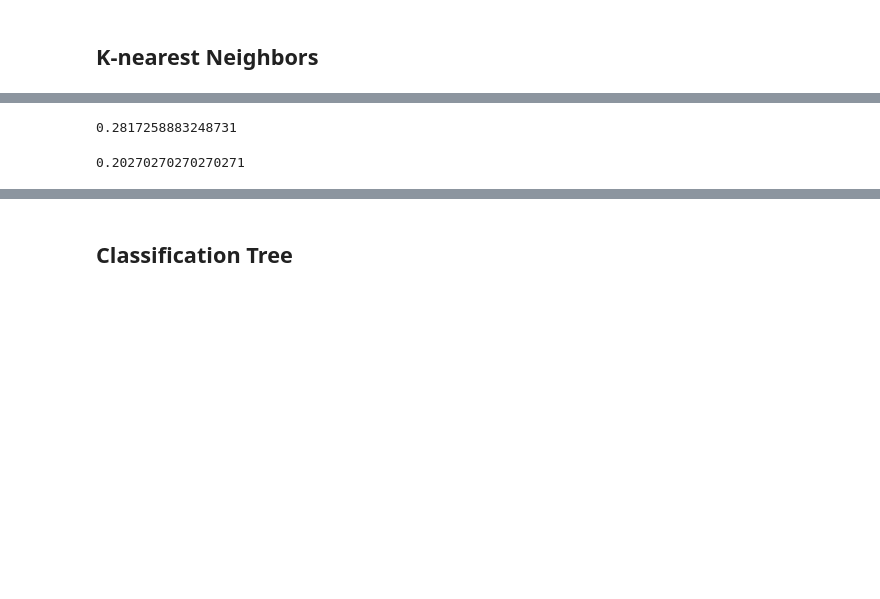
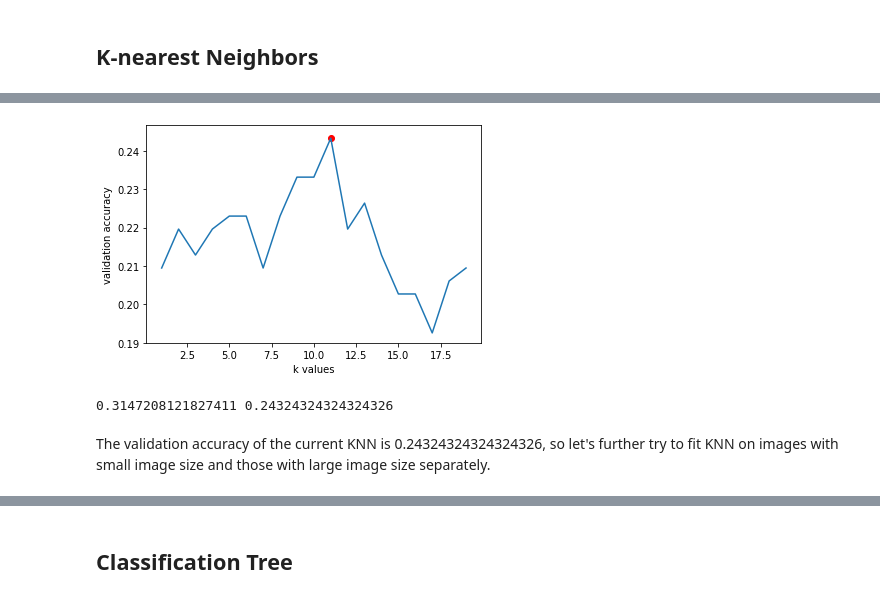
Before and after one commit to WesleyDeng1016/imageclassification, a Jupyter notebook: final_project/GradProject_NB3.ipynb, the cells around one changed output, grey strips where cells are left out. Saved outputs shown, nothing was run; the diff lists cells and outputs as text; code cells hidden in the pictures; blank space fills up the shorter version.

```diff
--- a/final_project/GradProject_NB3.ipynb
+++ b/final_project/GradProject_NB3.ipynb
@@ -126,12 +146,25 @@ from sklearn.neighbors import KNeighborsClassifier
+# %%
+neighbors =range (1, 20)
+vals=[]
+for n_neighbors in neighbors:
+    knn_model = KNeighborsClassifier(n_neighbors=n_neighbors).fit(X_train, Y_train)
+    training_accuracy = accuracy(knn_model.predict(X_train), Y_train)
+    val_accuracy = accuracy(knn_model.predict(X_val), Y_val)
+    vals.append(val_accuracy)
+# %%
+plt.plot(neighbors, vals)
+plt.scatter(neighbors[np.argmax(vals)], max(vals), color='r')
+plt.xlabel('k values')
+plt.ylabel('validation accuracy');
+# %% [output]
+[figure, added]
 # %%
-n_neighbors = 15
+n_neighbors=neighbors[np.argmax(vals)]
 knn_model = KNeighborsClassifier(n_neighbors=n_neighbors).fit(X_train, Y_train)
 training_accuracy = accuracy(knn_model.predict(X_train), Y_train)
-print(training_accuracy)
+val_accuracy = accuracy(knn_model.predict(X_val), Y_val)
+print(training_accuracy, val_accuracy)
 # %% [output]
-0.2817258883248731
+0.3147208121827411 0.24324324324324326
-# %%
-val_accuracy = accuracy(knn_model.predict(X_val), Y_val)
-print(val_accuracy)
-# %% [output]
-0.20270270270270271
+# %% [markdown]
+The validation accuracy of the current KNN is 0.24324324324324326, so let's further try to fit KNN on images with small image size and those with large image size separately.
```
Also changed, not shown: parts of 48 cells of this notebook.
